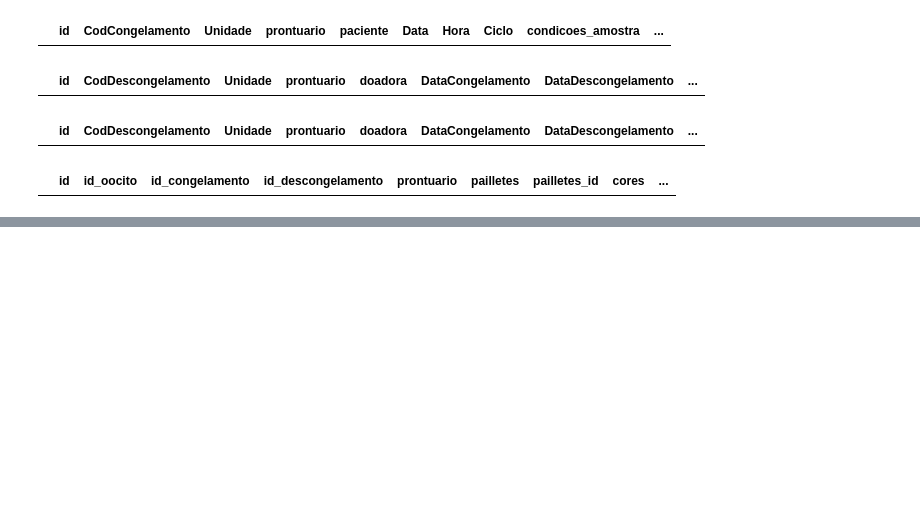
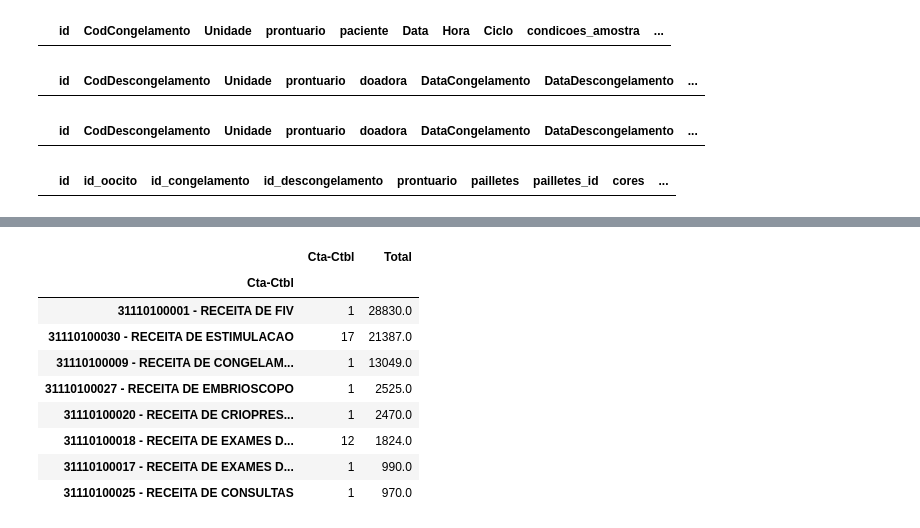
Before and after one commit to bobbypestana/embryoscope-extraction, a Jupyter notebook: finops/explore/explore_finops_v0.ipynb, the cells around one changed output, grey strips where cells are left out. Drawn from its saved outputs; the diff is of its cells as text; code cells hidden in the pictures; blank space fills up the shorter version.

```diff
--- a/finops/explore/explore_finops_v0.ipynb
+++ b/finops/explore/explore_finops_v0.ipynb
@@ -839,0 +787,14 @@ def find_in_diario_by_all_ids(prontuario: int) -> pd.DataFrame:
+# %%
+diario_df.groupby('Cta-Ctbl').agg(
+    {'Cta-Ctbl': 'count', 'Total': 'sum'}).sort_values(by='Total', ascending=False)
+# %% [output]
+|  | Cta-Ctbl | Total |
+| Cta-Ctbl |  |  |
+| 31110100001 - RECEITA DE FIV | 1 | 28830.0 |
+| 31110100030 - RECEITA DE ESTIMULACAO | 17 | 21387.0 |
+| 31110100009 - RECEITA DE CONGELAM... | 1 | 13049.0 |
+| 31110100027 - RECEITA DE EMBRIOSCOPO | 1 | 2525.0 |
+| 31110100020 - RECEITA DE CRIOPRES... | 1 | 2470.0 |
+| 31110100018 - RECEITA DE EXAMES D... | 12 | 1824.0 |
+| 31110100017 - RECEITA DE EXAMES D... | 1 | 990.0 |
+| 31110100025 - RECEITA DE CONSULTAS | 1 | 970.0 |
```
Also changed, not shown: parts of 7 cells of this notebook, 23 other files.
